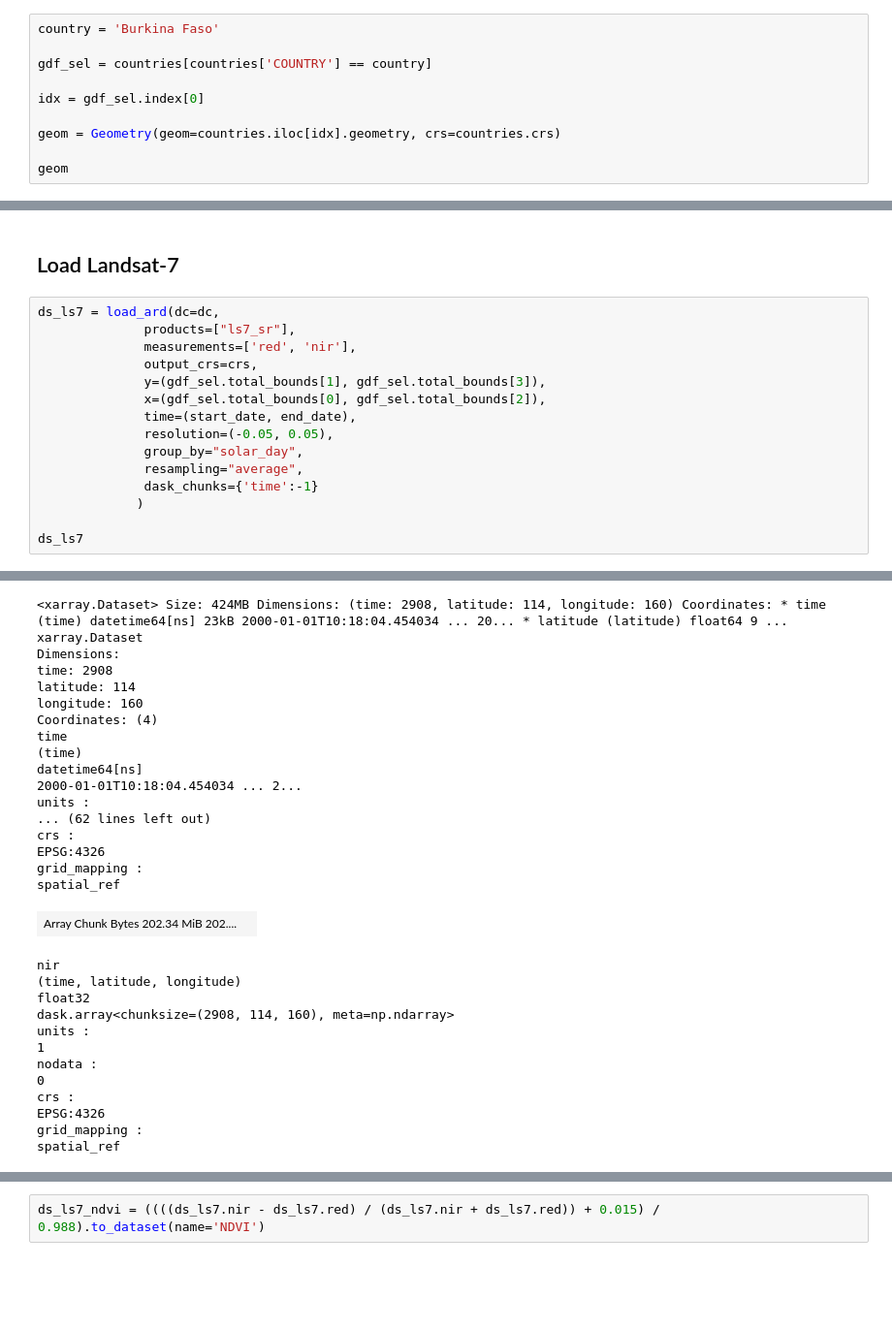
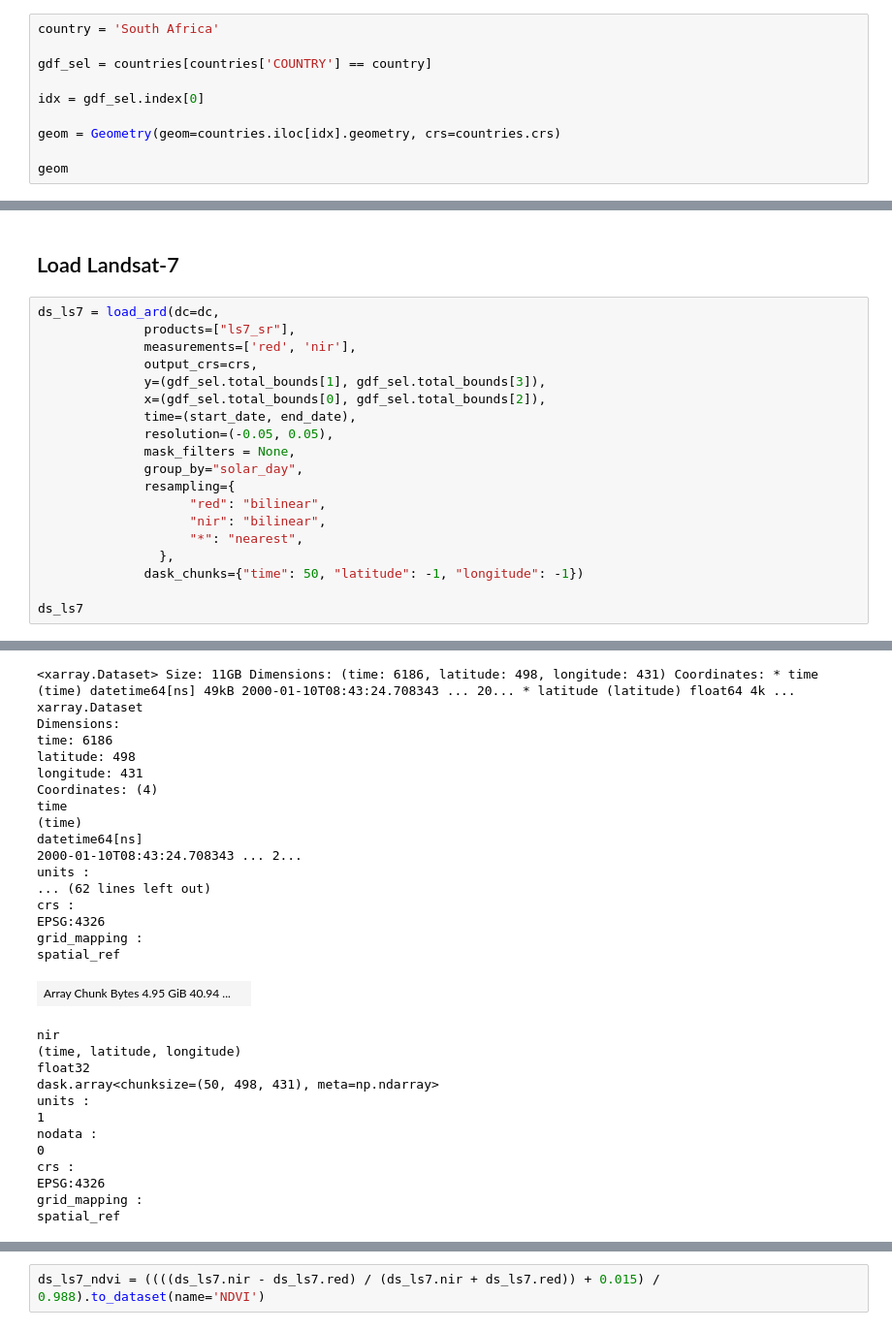
Before and after one commit to digitalearthafrica/deafrica-drought-monitor, a Jupyter notebook: 1_Calculate_weights.ipynb, the cells around one changed output, grey strips where cells are left out. Shown at 97% size. Saved outputs shown, nothing was run; the diff lists cells and outputs as text; blank space fills up the shorter version.

```diff
--- a/1_Calculate_weights.ipynb
+++ b/1_Calculate_weights.ipynb
@@ -106,7 +91,7 @@ print(np.unique(countries.COUNTRY))
  'Sierra Leone' 'Somalia' 'South Africa' 'Sudan' 'Swaziland' 'Tanzania'
  'Togo' 'Tunisia' 'Uganda' 'Western Sahara' 'Zambia' 'Zimbabwe']
 # %%
-country = 'Burkina Faso'
+country = 'South Africa'
 
 gdf_sel = countries[countries['COUNTRY'] == country]
 
@@ -143,10 +128,14 @@ ds_ls7 = load_ard(dc=dc,
               x=(gdf_sel.total_bounds[0], gdf_sel.total_bounds[2]),
               time=(start_date, end_date),
               resolution=(-0.05, 0.05),
+              mask_filters = None,
               group_by="solar_day",
-              resampling="average",
-              dask_chunks={'time':-1}
-             )
+              resampling={
+                    "red": "bilinear",
+                    "nir": "bilinear",
+                    "*": "nearest",
+                },
+              dask_chunks={"time": 50, "latitude": -1, "longitude": -1})
 
 ds_ls7
 # %% [output]
@@ -159,25 +148,25 @@ Returning 2908 time steps as a dask array
-<xarray.Dataset> Size: 424MB Dimensions: (time: 2908, latitude: 114, longitude: 160) Coordinates: * time (time) datetime64[ns] 23kB 2000-01-01T10:18:04.454034 ... 20... * latitude (latitude) float64 9 ...
+<xarray.Dataset> Size: 11GB Dimensions: (time: 6186, latitude: 498, longitude: 431) Coordinates: * time (time) datetime64[ns] 49kB 2000-01-10T08:43:24.708343 ... 20... * latitude (latitude) float64 4k ...
 xarray.Dataset
 Dimensions:
-time: 2908
-latitude: 114
-longitude: 160
+time: 6186
+latitude: 498
+longitude: 431
 Coordinates: (4)
 time
 (time)
 datetime64[ns]
-2000-01-01T10:18:04.454034 ... 2...
+2000-01-10T08:43:24.708343 ... 2...
 units :
 ... (62 lines left out)
 crs :
 EPSG:4326
 grid_mapping :
 spatial_ref
-| Array Chunk Bytes 202.34 MiB 202.... |  |
+| Array Chunk Bytes 4.95 GiB 40.94 ... |  |
 nir
 (time, latitude, longitude)
 float32
-dask.array<chunksize=(2908, 114, 160), meta=np.ndarray>
+dask.array<chunksize=(50, 498, 431), meta=np.ndarray>
 units :
 1
 nodata :
```
Also changed, not shown: parts of 40 cells of this notebook.
